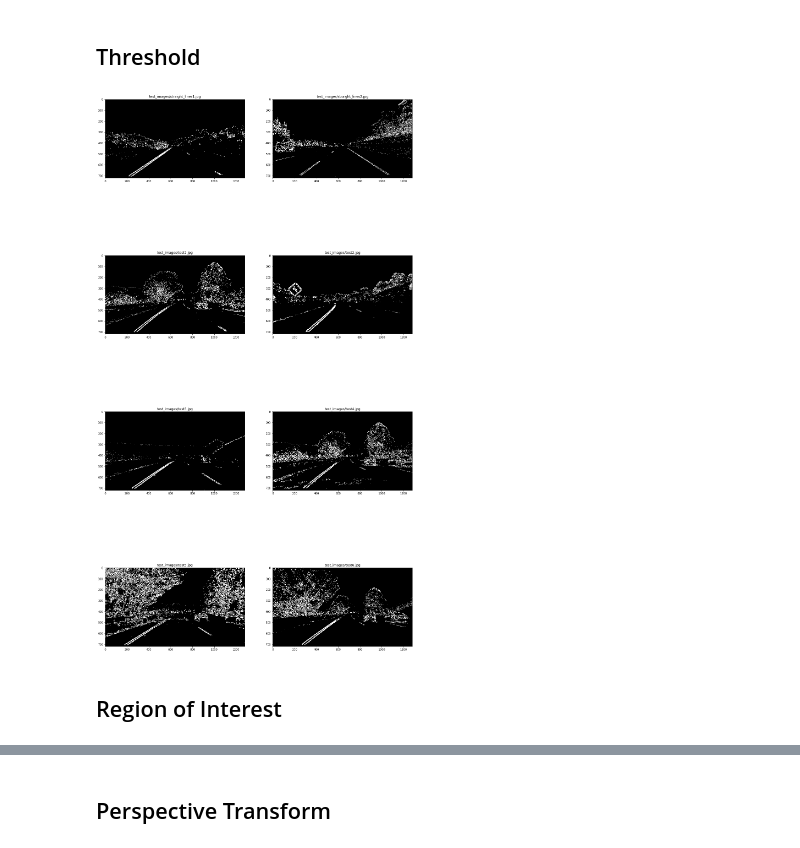
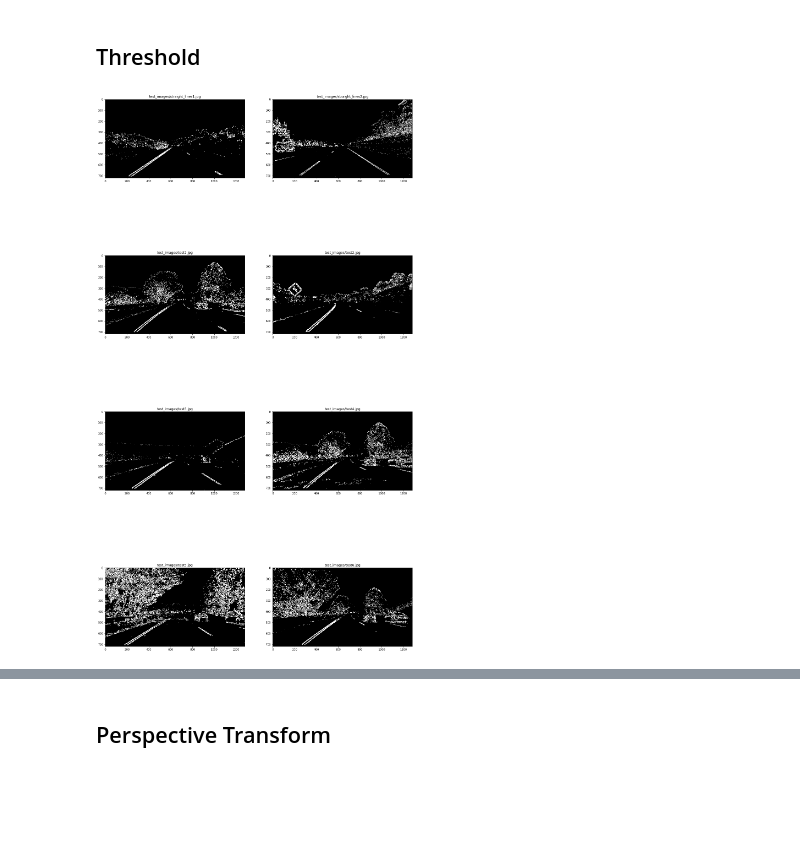
Before and after one commit to srikanthadya/CarND-Advanced-Lane-Lines, a Jupyter notebook: AdvancedLaneLineDetection.ipynb, the cells around one changed output, grey strips where cells are left out. Saved outputs shown, nothing was run; the diff lists cells and outputs as text; code cells hidden in the pictures; blank space fills up the shorter version.

```diff
--- a/AdvancedLaneLineDetection.ipynb
+++ b/AdvancedLaneLineDetection.ipynb
@@ -66,9 +66,11 @@ dist = camera_cal["dist"]
 images = glob.glob('test_images/*.jpg')
 fig, axs = plt.subplots(8, 2, figsize=(20, 40))
 for ax, img in zip(axs, images):
+  path = img
   img = cv2.imread(img)
   img = cv2.cvtColor(img,cv2.COLOR_BGR2RGB)
   ax[0].imshow(img)
+  ax[0].set_title(path)
   undist = cv2.undistort(img, mtx, dist, None, mtx)
   ax[1].imshow(undist)
 
@@ -78,55 +80,47 @@ Output hidden; open in https://colab.research.google.com to view.
 # %% [markdown]
 ## Threshold
 # %%
-def abs_sobel_thresh(img, orient='x', sobel_kernel=3, thresh=(10, 160)):
-    # Calculate directional gradient
-    # Apply threshold
-    #gray = cv2.cvtColor(img,cv2.COLOR_RGB2GRAY)
-    #img = cv2.GaussianBlur(img,(3,3),0)
+def abs_sobel_thresh(img, orient='x', sobel_kernel=3, thresh=(0,255)):
+
     hls = cv2.cvtColor(img, cv2.COLOR_RGB2HLS)
     s_channel = hls[:,:,2]
 
+    #n, bins, patches = plt.hist(s_channel[500:,:].ravel(),bins=5)
+    #s_channel[(s_channel > thresh[0]) & (s_channel < thresh[1])] = 0
     if orient == 'x':
         sobelx = cv2.Sobel(s_channel,cv2.CV_64F,1,0,ksize=sobel_kernel)
         scaled = np.abs(255*sobelx/np.max(sobelx)).astype('uint8')
     elif orient == 'y':
         sobely = cv2.Sobel(s_channel,cv2.CV_64F,0,1,ksize=sobel_kernel)
         scaled = np.abs(255*sobely/np.max(sobely)).astype('uint8')
 
     binary = np.zeros_like(scaled)
     binary[(scaled > thresh[0]) & (scaled <= thresh[1])] = 1
 
     return binary
 
 
-def threshold_mask(img, sobel_kernel=3,s_thresh=(10, 160), sx_thresh=(10,160),sy_thresh=(10,160),dir_thresh=(0,np.pi/2)):
-    img = np.copy(img)
+def threshold_mask(img, sobel_kernel=3,thresh=(10, 255)):
 
-
-    # Threshold x gradient
-
-    sxbinary = abs_sobel_thresh(img, orient='x', sobel_kernel=sobel_kernel, thresh=sx_thresh)
-    sybinary = abs_sobel_thresh(img, orient='y', sobel_kernel=sobel_kernel, thresh=sx_thresh)
+    sxbinary = abs_sobel_thresh(img.copy(), orient='x', sobel_kernel=sobel_kernel, thresh=thresh)
+    sybinary = abs_sobel_thresh(img.copy(), orient='y', sobel_kernel=sobel_kernel, thresh=thresh)
 
     combined = np.zeros_like(sxbinary)
     combined[((sxbinary == 1) & (sybinary == 1)) ] = 1
-    # Stack each channel
 
     return combined
 
 images = glob.glob('test_images/*.jpg')
 fig, axs = plt.subplots(4, 2, figsize=(20, 40))
 for ax, img in zip(axs.flat, images):
   path = img
   img = cv2.imread(img)
   #img = cv2.cvtColor(img,cv2.COLOR_BGR2RGB)
   undist = cv2.undistort(img, mtx, dist, None, mtx)
   result = threshold_mask(undist)
   ax.imshow(result,cmap='gray')
   ax.set_title(path)
 
 plt.show()
 # %% [output]
-[figure, old version]
+[figure, new version]
-# %% [markdown]
-## Region of Interest
```
Also changed, not shown: parts of 4 cells of this notebook.
